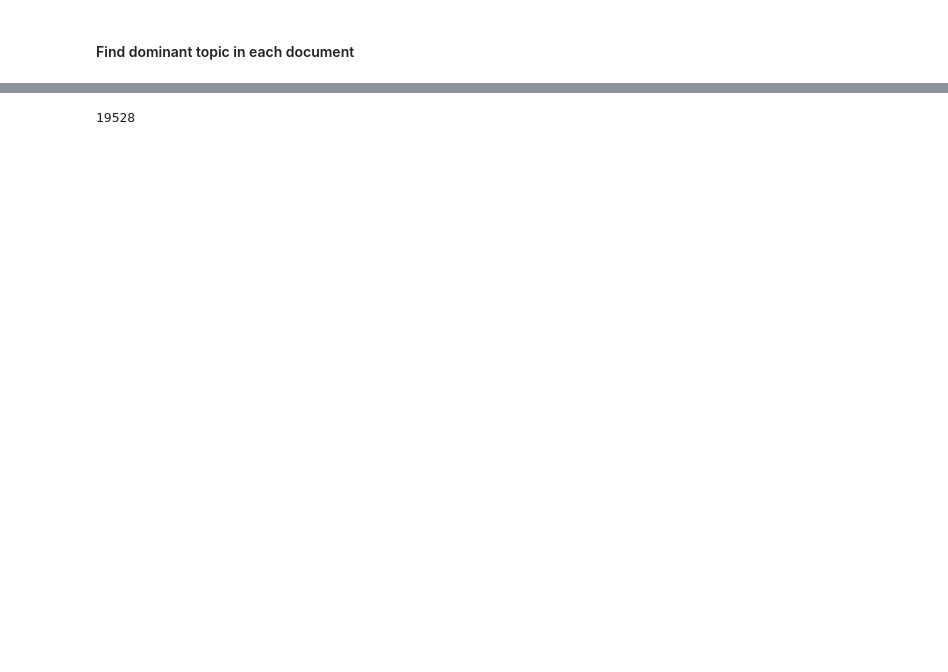
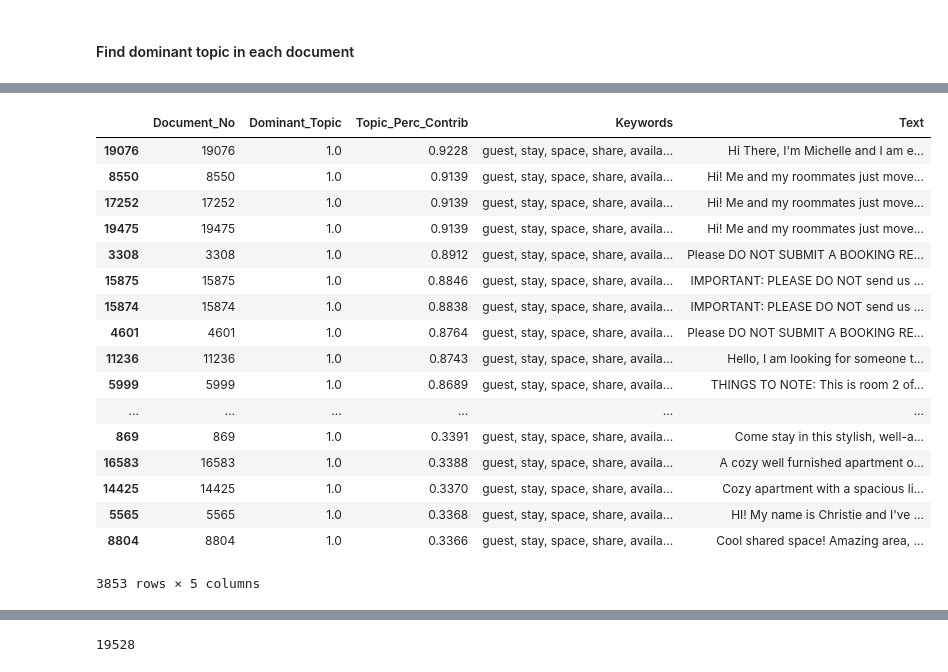
Before and after one commit to deepak-karkala/airbnb-data-science, a Jupyter notebook: notebooks/search_listings_by_neighbourhood_vibe.ipynb, the cells around one changed output, grey strips where cells are left out. Saved outputs shown, nothing was run; the diff lists cells and outputs as text; code cells hidden in the pictures; blank space fills up the shorter version.

```diff
--- a/notebooks/search_listings_by_neighbourhood_vibe.ipynb
+++ b/notebooks/search_listings_by_neighbourhood_vibe.ipynb
@@ -287,0 +356,22 @@ TypeError: '<' not supported between instances of 'int' and 'tuple'
+# %%
+dftt = df_dominant_topic.sort_values("Topic_Perc_Contrib", ascending=False)
+dftt[dftt["Dominant_Topic"]==1.0]
+# %% [output]
+|  | Document_No | Dominant_Topic | Topic_Perc_Contrib | Keywords | Text |
+| 19076 | 19076 | 1.0 | 0.9228 | guest, stay, space, share, availa... | Hi There, I'm Michelle and I am e... |
+| 8550 | 8550 | 1.0 | 0.9139 | guest, stay, space, share, availa... | Hi! Me and my roommates just move... |
+| 17252 | 17252 | 1.0 | 0.9139 | guest, stay, space, share, availa... | Hi! Me and my roommates just move... |
+| 19475 | 19475 | 1.0 | 0.9139 | guest, stay, space, share, availa... | Hi! Me and my roommates just move... |
+| 3308 | 3308 | 1.0 | 0.8912 | guest, stay, space, share, availa... | Please DO NOT SUBMIT A BOOKING RE... |
+| 15875 | 15875 | 1.0 | 0.8846 | guest, stay, space, share, availa... | IMPORTANT: PLEASE DO NOT send us ... |
+| 15874 | 15874 | 1.0 | 0.8838 | guest, stay, space, share, availa... | IMPORTANT: PLEASE DO NOT send us ... |
+| 4601 | 4601 | 1.0 | 0.8764 | guest, stay, space, share, availa... | Please DO NOT SUBMIT A BOOKING RE... |
+| 11236 | 11236 | 1.0 | 0.8743 | guest, stay, space, share, availa... | Hello, I am looking for someone t... |
+| 5999 | 5999 | 1.0 | 0.8689 | guest, stay, space, share, availa... | THINGS TO NOTE: This is room 2 of... |
+| ... | ... | ... | ... | ... | ... |
+| 869 | 869 | 1.0 | 0.3391 | guest, stay, space, share, availa... | Come stay in this stylish, well-a... |
+| 16583 | 16583 | 1.0 | 0.3388 | guest, stay, space, share, availa... | A cozy well furnished apartment o... |
+| 14425 | 14425 | 1.0 | 0.3370 | guest, stay, space, share, availa... | Cozy apartment with a spacious li... |
+| 5565 | 5565 | 1.0 | 0.3368 | guest, stay, space, share, availa... | HI! My name is Christie and I've ... |
+| 8804 | 8804 | 1.0 | 0.3366 | guest, stay, space, share, availa... | Cool shared space! Amazing area, ... |
+3853 rows × 5 columns
```
Also changed, not shown: parts of 26 cells of this notebook, 1 other file.
